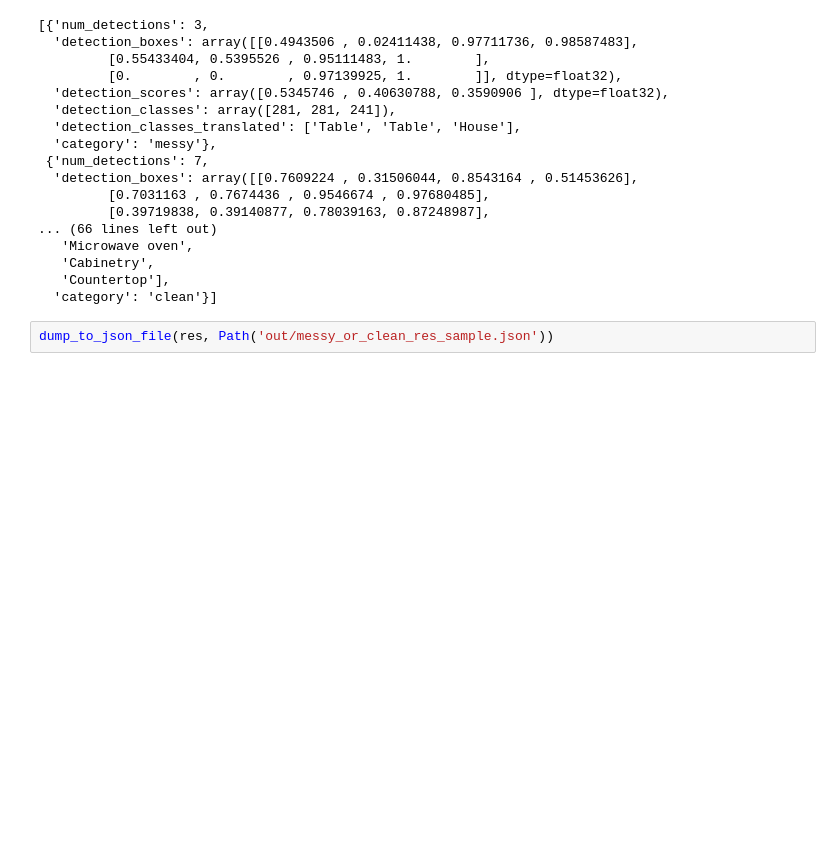
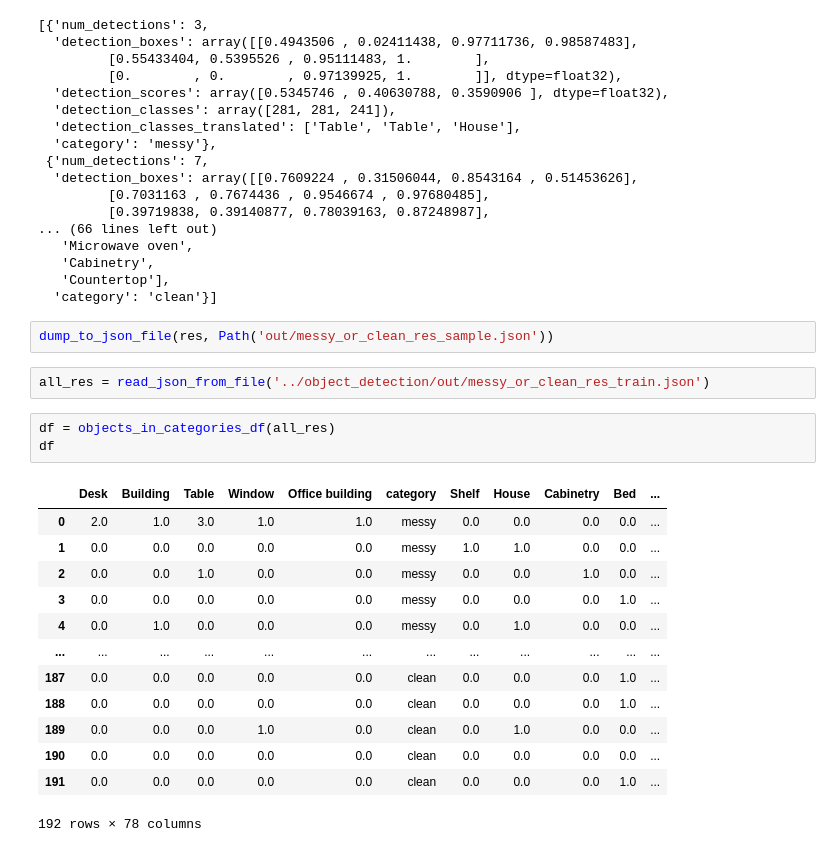
Before and after one commit to UMass-Rescue/object_summary, a Jupyter notebook: Object Summary Example.ipynb, the cells around one changed output. Saved outputs shown, nothing was run; the diff lists cells and outputs as text; blank space fills up the shorter version.

```diff
--- a/Object Summary Example.ipynb
+++ b/Object Summary Example.ipynb
@@ -89,3 +94,22 @@ res
   'category': 'clean'}]
 # %%
 dump_to_json_file(res, Path('out/messy_or_clean_res_sample.json'))
+# %%
+all_res = read_json_from_file('../object_detection/out/messy_or_clean_res_train.json')
+# %%
+df = objects_in_categories_df(all_res)
+df
+# %% [output]
+|  | Desk | Building | Table | Window | Office building | category | Shelf | House | Cabinetry | Bed | ... |
+| 0 | 2.0 | 1.0 | 3.0 | 1.0 | 1.0 | messy | 0.0 | 0.0 | 0.0 | 0.0 | ... |
+| 1 | 0.0 | 0.0 | 0.0 | 0.0 | 0.0 | messy | 1.0 | 1.0 | 0.0 | 0.0 | ... |
+| 2 | 0.0 | 0.0 | 1.0 | 0.0 | 0.0 | messy | 0.0 | 0.0 | 1.0 | 0.0 | ... |
+| 3 | 0.0 | 0.0 | 0.0 | 0.0 | 0.0 | messy | 0.0 | 0.0 | 0.0 | 1.0 | ... |
+| 4 | 0.0 | 1.0 | 0.0 | 0.0 | 0.0 | messy | 0.0 | 1.0 | 0.0 | 0.0 | ... |
+| ... | ... | ... | ... | ... | ... | ... | ... | ... | ... | ... | ... |
+| 187 | 0.0 | 0.0 | 0.0 | 0.0 | 0.0 | clean | 0.0 | 0.0 | 0.0 | 1.0 | ... |
+| 188 | 0.0 | 0.0 | 0.0 | 0.0 | 0.0 | clean | 0.0 | 0.0 | 0.0 | 1.0 | ... |
+| 189 | 0.0 | 0.0 | 0.0 | 1.0 | 0.0 | clean | 0.0 | 1.0 | 0.0 | 0.0 | ... |
+| 190 | 0.0 | 0.0 | 0.0 | 0.0 | 0.0 | clean | 0.0 | 0.0 | 0.0 | 0.0 | ... |
+| 191 | 0.0 | 0.0 | 0.0 | 0.0 | 0.0 | clean | 0.0 | 0.0 | 0.0 | 1.0 | ... |
+192 rows × 78 columns
```
Also changed, not shown: parts of 4 cells of this notebook, 1 other file.
